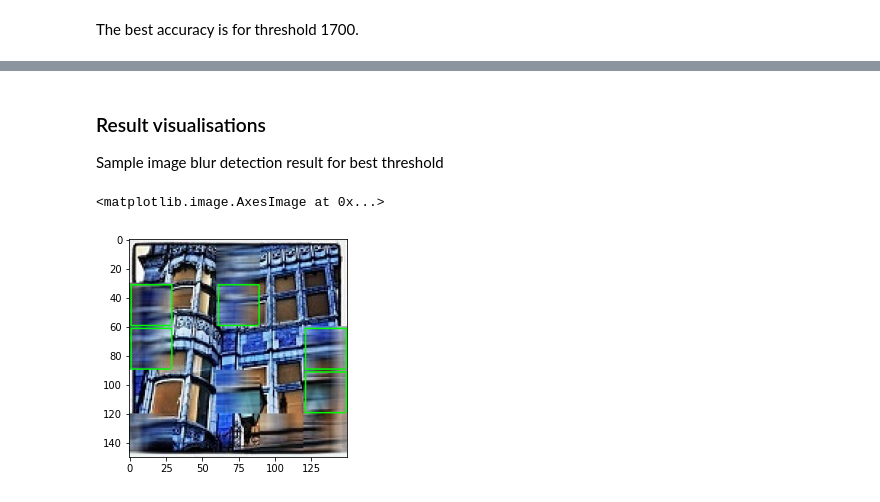
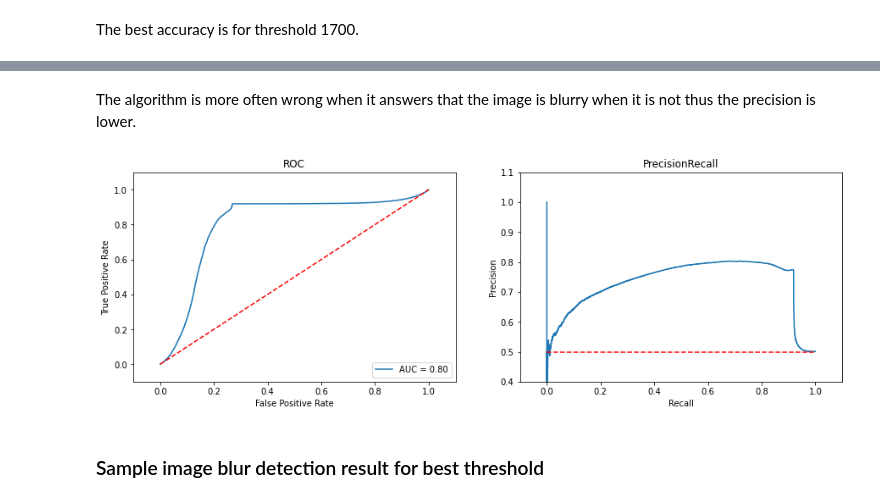
Before and after one commit to JuliaZur/MotionBlurDetection, a Jupyter notebook: laplacian_results.ipynb, the cells around one changed output, grey strips where cells are left out. Cells and saved outputs as stored; diff of their text form; code cells hidden in the pictures.

```diff
--- a/laplacian_results.ipynb
+++ b/laplacian_results.ipynb
@@ -40,17 +77,31 @@ plt.show()
+# %% [markdown]
+The algorithm is more often wrong when it answers that the image is blurry when it is not thus the precision is lower.
+# %%
+probabilities = []
+differences = [abs(fm-best_threshold) for fm in test_fms]
+max_diff = max(differences)
+for i in range(len(differences)):
+    predicted_class_probability = 1*differences[i]/max_diff
+    if test_predicted_labels[i] == 0:
+        probability = [1-predicted_class_probability,
+                       predicted_class_probability]
+    else:
+        probability = [predicted_class_probability,
+                       1-predicted_class_probability]
+    probabilities.append(probability)
+probabilities = np.array(probabilities)
+roc_pr_rec_plots(test_ground_truth_labels, test_predicted_labels, probabilities)
+# %% [output]
+[figure, added]
 # %% [markdown]
-### Result visualisations
-
-Sample image blur detection result for best threshold
+### Sample image blur detection result for best threshold
 # %%
-image_path = './results/blurred.jpg'
-laplacian = MotionBlurDetectionLaplacian(threshold=1700.)
-image_predictions_fm = laplacian.predict_single_image(image_path)
-image_predictions = []
-for i in range(4,len(image_predictions_fm)+1, 5):
-    row = [pred for pred, fm in image_predictions_fm[i-4:i+1]]
-    image_predictions.append(row)
-image_mask = mask_on_image(image_path, image_predictions)
-plt.imshow(image_mask)
+def image_mask(image_path, threshold=1700.):
+    laplacian = MotionBlurDetectionLaplacian(threshold=threshold, images_regions=[])
+    image_predictions_fm = laplacian.predict_single_image(image_path)
+    image_predictions = []
+    for i in range(4,len(image_predictions_fm)+1, 5):
+        row = [pred for pred, fm in image_predictions_fm[i-4:i+1]]
+        image_predictions.append(row)
+    image_mask = mask_on_image(image_path, image_predictions)
+    return image_mask
-# %% [output]
-<matplotlib.image.AxesImage at 0x...>
-[figure, removed]
```
Also changed, not shown: parts of 21 cells of this notebook, 1 other file.
